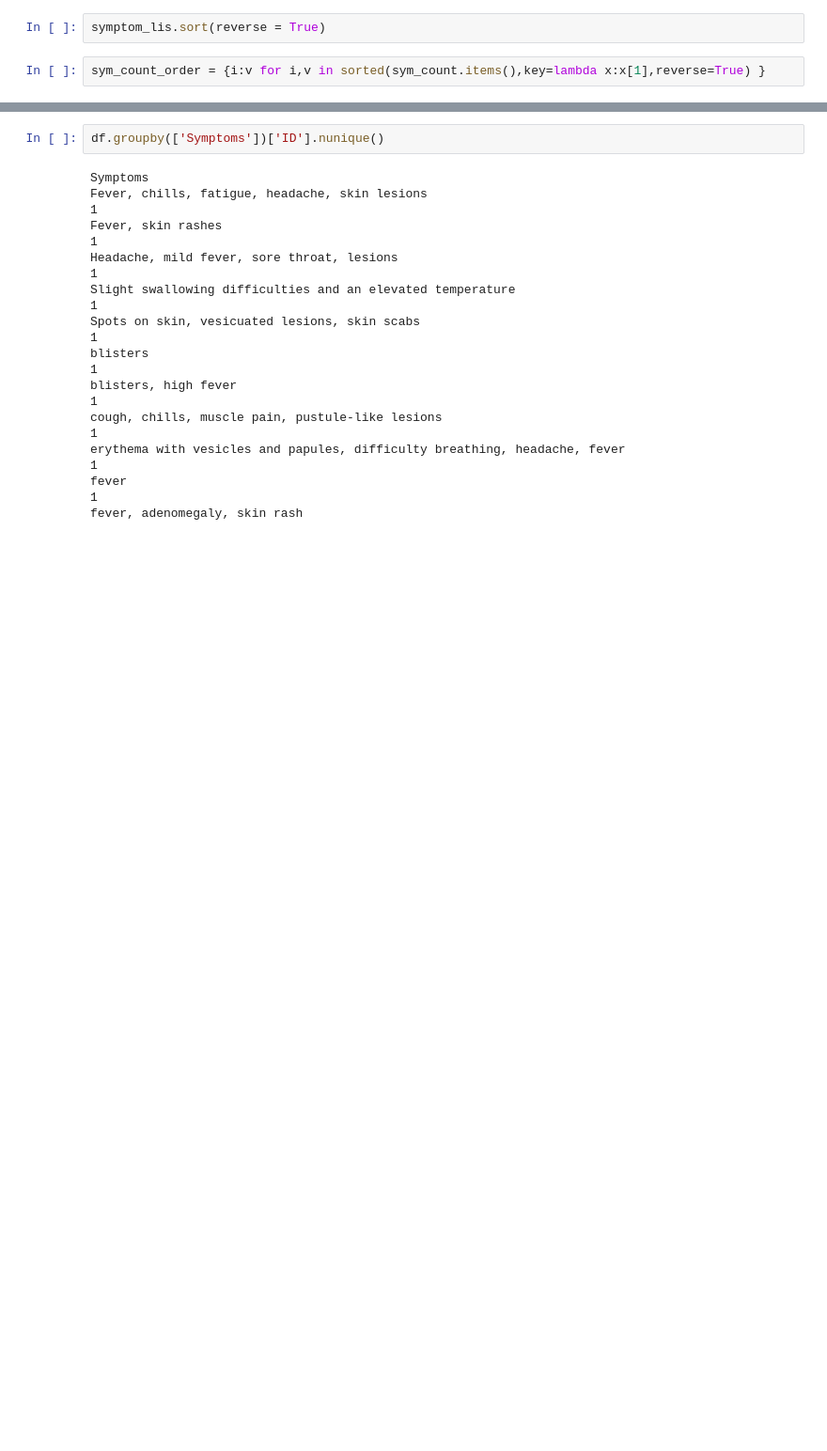
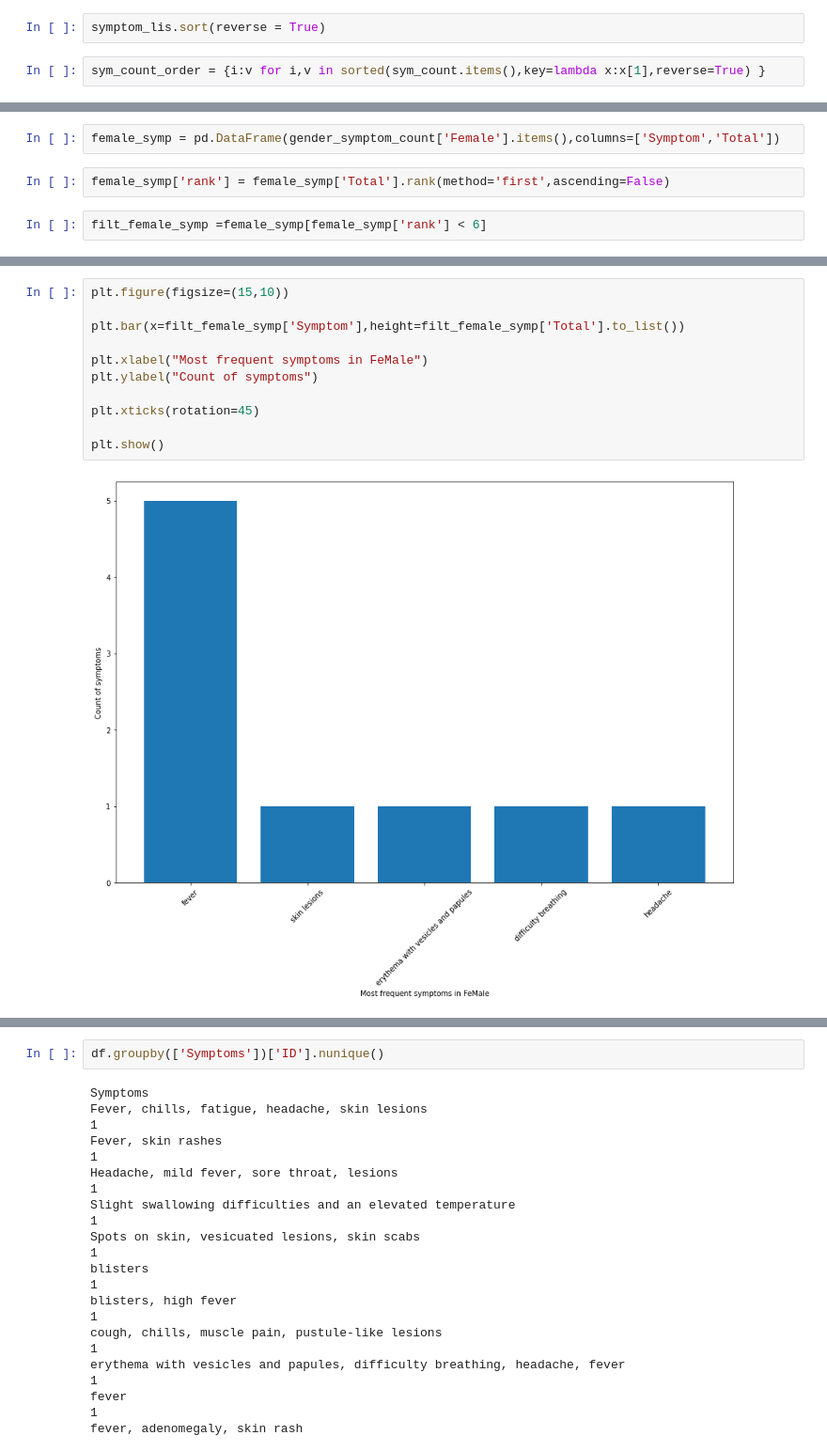
Before and after one commit to mohantyaditya/MonkeyPoxDataAnalysis, a Jupyter notebook: eda.ipynb, the cells around one changed output, grey strips where cells are left out. Shown at 94% size. Saved outputs shown, nothing was run; the diff lists cells and outputs as text; blank space fills up the shorter version.

```diff
--- a/eda.ipynb
+++ b/eda.ipynb
@@ -180,0 +490,6 @@ sym_count_order = {i:v for i,v in sorted(sym_count.items(),key=lambda x:x[1],rev
+# %%
+female_symp = pd.DataFrame(gender_symptom_count['Female'].items(),columns=['Symptom','Total'])
+# %%
+female_symp['rank'] = female_symp['Total'].rank(method='first',ascending=False)
+# %%
+filt_female_symp =female_symp[female_symp['rank'] < 6]
@@ -180,0 +505,13 @@ sym_count_order = {i:v for i,v in sorted(sym_count.items(),key=lambda x:x[1],rev
+# %%
+plt.figure(figsize=(15,10))
+
+plt.bar(x=filt_female_symp['Symptom'],height=filt_female_symp['Total'].to_list())
+
+plt.xlabel("Most frequent symptoms in FeMale")
+plt.ylabel("Count of symptoms")
+
+plt.xticks(rotation=45)
+
+plt.show()
+# %% [output]
+[figure, added]
```
Also changed, not shown: parts of 43 cells of this notebook.
